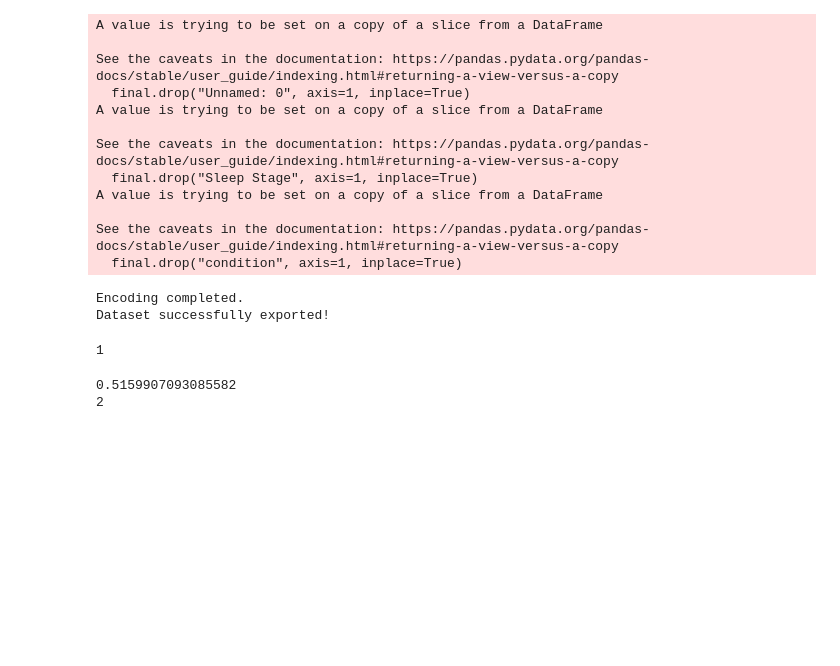
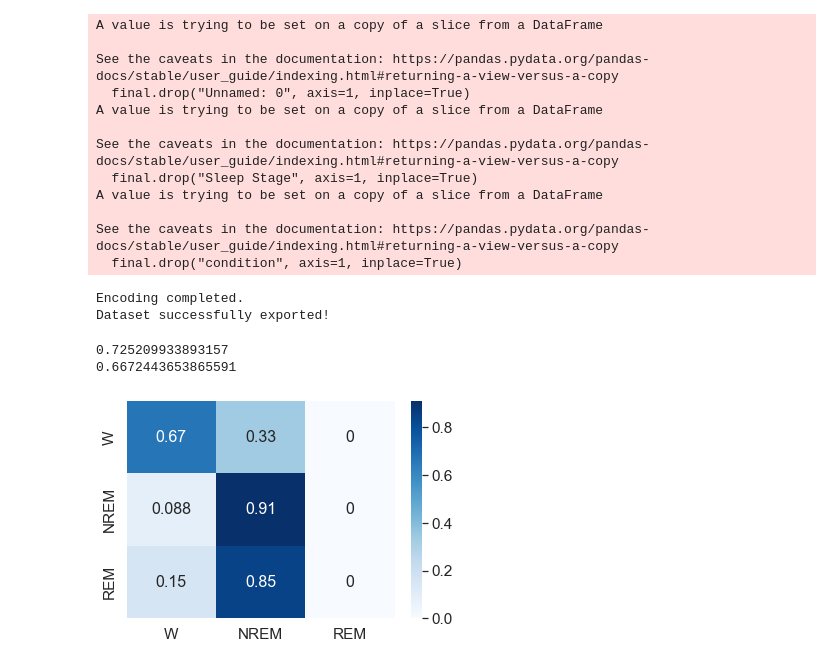
Before and after one commit to brycegsmith/psg_project, a Jupyter notebook: svm.ipynb, the cells around one changed output. Drawn from its saved outputs; the diff is of its cells as text; code cells hidden in the pictures; blank space fills up the shorter version.

```diff
--- a/svm.ipynb
+++ b/svm.ipynb
@@ -315,25 +315,35 @@ testing_top_5 = final.loc[final["Patient"].isin(testing), top_5_cols]
 training_top_10 = final.loc[final["Patient"].isin(training), top_10_cols]
 testing_top_10 = final.loc[final["Patient"].isin(testing), top_10_cols]
 # %%
-for n_components in range(1,6):
-    print(n_components)
-    # Perform PCA/TSNE on training data and plot results
-    dataset = training_top_5
-    reduced_training, target_training = dimReduction(dataset, type = "TSNE", n_components = n_components, simplifiedTarget = True)
+n_components = 1
 
-    # Perform PCA/TSNE on testing data and plot results
-    dataset = testing_top_5
-    reduced_testing, target_testing = dimReduction(dataset, type = "TSNE", n_components = n_components, simplifiedTarget = True)
+# Perform PCA/TSNE on training data and plot results
+dataset = training_top_5
+reduced_training, target_training = dimReduction(dataset, type = "PCA", n_components = n_components, simplifiedTarget = True)
 
-    # Create model
-    model = svm.SVC(kernel='linear')
-    model.fit(reduced_training, target_training)
+# Perform PCA/TSNE on testing data and plot results
+dataset = testing_top_5
+reduced_testing, target_testing = dimReduction(dataset, type = "PCA", n_components = n_components, simplifiedTarget = True)
 
-    # Test accuracy
-    predictions = model.predict(reduced_testing)
-    accuracy = accuracy_score(target_testing, predictions)
-    print(accuracy)
+# Create model
+model = svm.SVC(kernel='linear')
+model.fit(reduced_training, target_training)
+
+# Test accuracy
+predictions = model.predict(reduced_testing)
+accuracy = accuracy_score(target_testing, predictions)
+f1 = f1_score(target_testing, predictions, average = 'weighted')
+print(accuracy)
+print(f1)
+
+# Confusion Matrix
+conf = metrics.confusion_matrix(target_testing, predictions)
+ind_accs = conf/(conf.sum(axis=1, keepdims=True))
+df_cm = pd.DataFrame(ind_accs, index = ['W', 'NREM', 'REM'], columns = ['W', 'NREM', 'REM'])
+sns.set(font_scale=1.4) # Label size
+sns.heatmap(df_cm, annot=True, annot_kws={"size": 16}, cmap="Blues") # Font size
+plt.show()
 # %% [output]
-1
+0.725209933893157
+0.6672443653865591
-0.5159907093085582
-2
+[figure, added]
```
Also changed, not shown: parts of 13 cells of this notebook.
